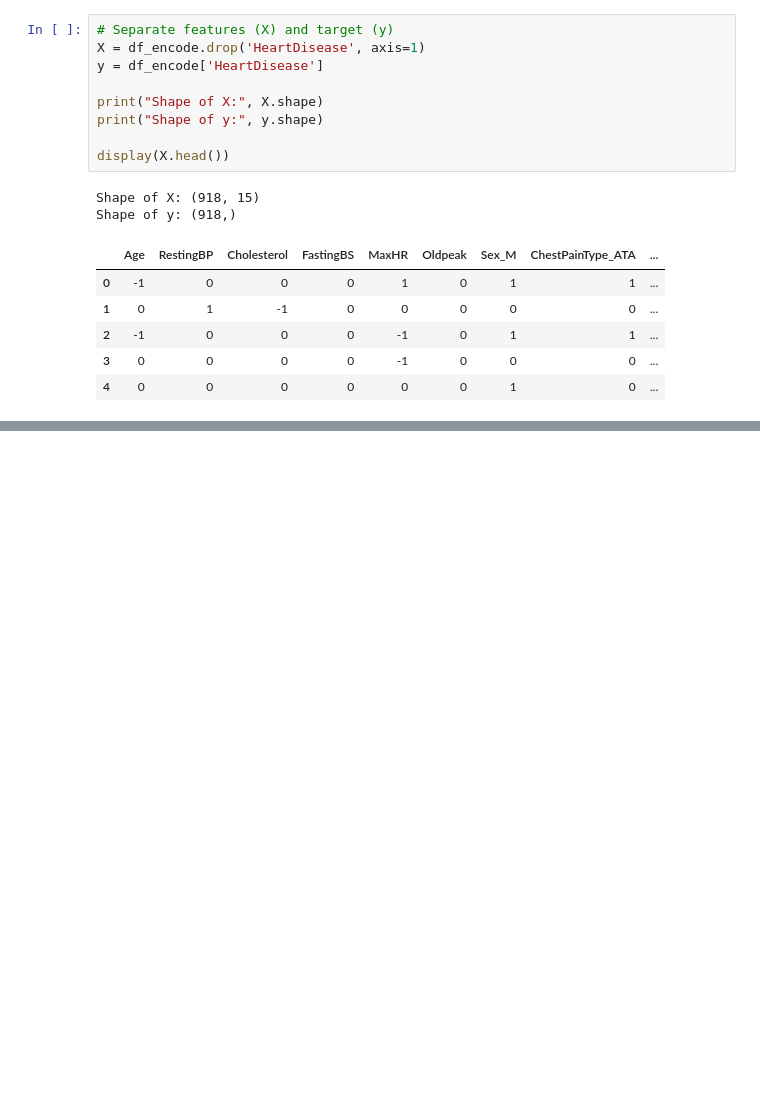
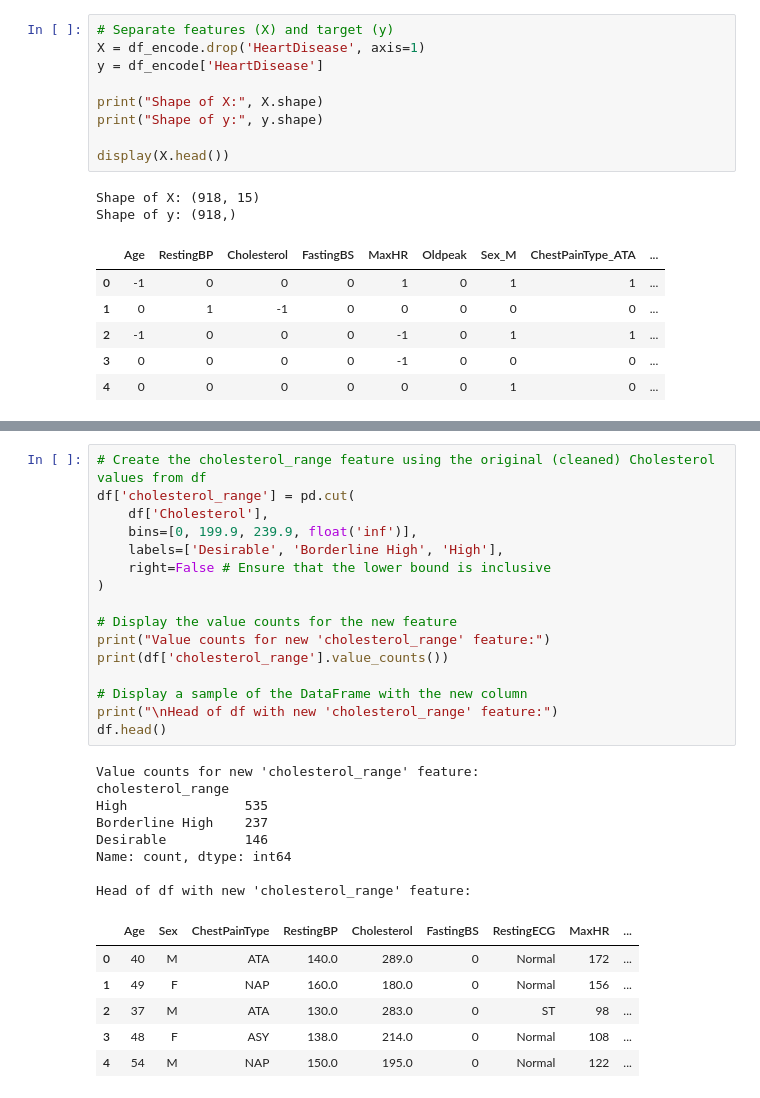
Before and after one commit to subhamsam007/Machine-Learning, a Jupyter notebook: HeartDisease.ipynb, the cells around one changed output, grey strips where cells are left out. Cells and saved outputs as stored; diff of their text form; blank space fills up the shorter version.

Commit message:
Created using Colab feature

```diff
--- a/HeartDisease.ipynb
+++ b/HeartDisease.ipynb
@@ -312,0 +332,31 @@ Shape of y: (918,)
+# %%
+# Create the cholesterol_range feature using the original (cleaned) Cholesterol values from df
+df['cholesterol_range'] = pd.cut(
+    df['Cholesterol'],
+    bins=[0, 199.9, 239.9, float('inf')],
+    labels=['Desirable', 'Borderline High', 'High'],
+    right=False # Ensure that the lower bound is inclusive
+)
+
+# Display the value counts for the new feature
+print("Value counts for new 'cholesterol_range' feature:")
+print(df['cholesterol_range'].value_counts())
+
+# Display a sample of the DataFrame with the new column
+print("\nHead of df with new 'cholesterol_range' feature:")
+df.head()
+# %% [output]
+Value counts for new 'cholesterol_range' feature:
+cholesterol_range
+High               535
+Borderline High    237
+Desirable          146
+Name: count, dtype: int64
+
+Head of df with new 'cholesterol_range' feature:
+|  | Age | Sex | ChestPainType | RestingBP | Cholesterol | FastingBS | RestingECG | MaxHR | ... |
+| 0 | 40 | M | ATA | 140.0 | 289.0 | 0 | Normal | 172 | ... |
+| 1 | 49 | F | NAP | 160.0 | 180.0 | 0 | Normal | 156 | ... |
+| 2 | 37 | M | ATA | 130.0 | 283.0 | 0 | ST | 98 | ... |
+| 3 | 48 | F | ASY | 138.0 | 214.0 | 0 | Normal | 108 | ... |
+| 4 | 54 | M | NAP | 150.0 | 195.0 | 0 | Normal | 122 | ... |
```
Also changed, not shown: parts of 4 cells of this notebook.
